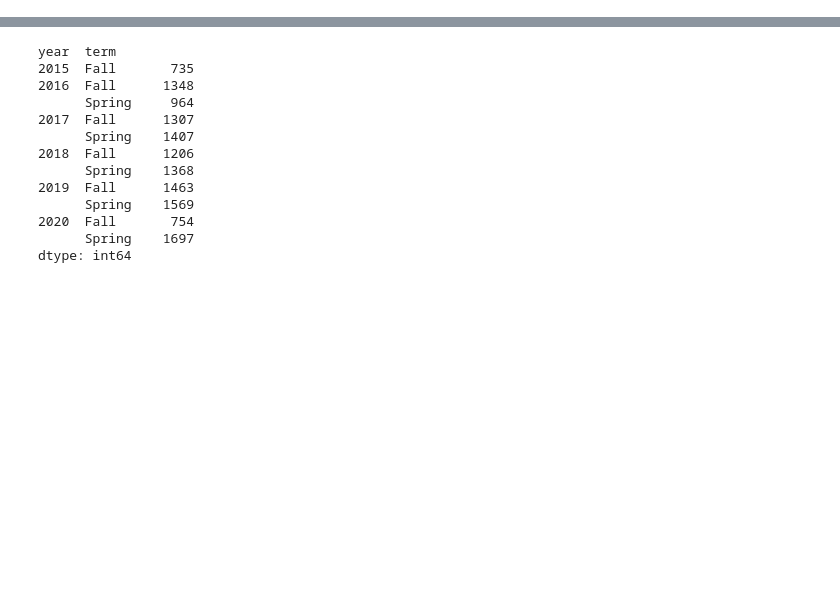
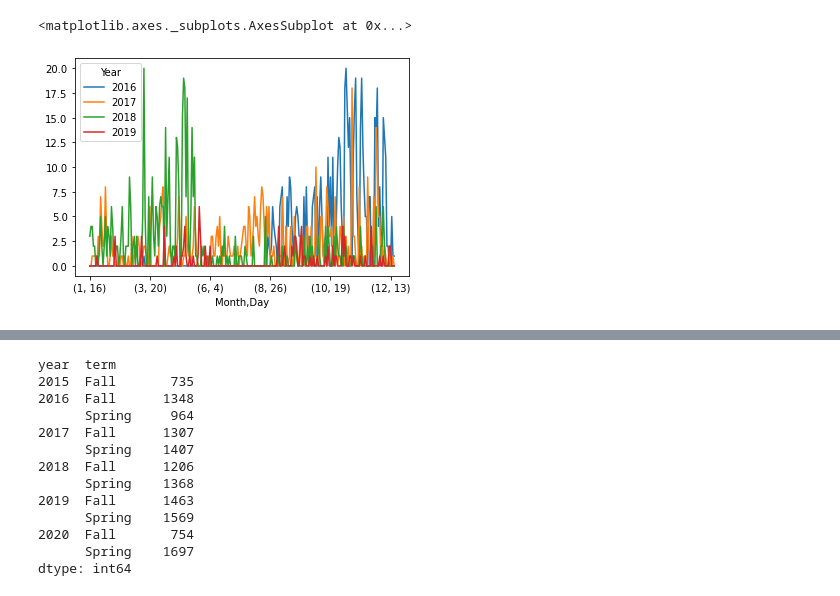
Before and after one commit to PaulDTP/Berkeley_Jacobs, a Jupyter notebook: test.ipynb, the cells around one changed output, grey strips where cells are left out. Cells and saved outputs as stored; diff of their text form; code cells hidden in the pictures; blank space fills up the shorter version.

```diff
--- a/test.ipynb
+++ b/test.ipynb
@@ -13,0 +15,21 @@ import matplotlib.pyplot as plt
+# %%
+beeps = pd.read_csv(beeps[0])
+# %%
+beeps = beeps[(~beeps['ppsk'].isna()) & (beeps['ppsk'] != 'MISSING')]
+beeps.drop('count', axis=1, inplace=True)
+beeps['Month'] = beeps['Timestamp'].str.split('/',expand=True)[0]
+beeps['Day'] = beeps['Timestamp'].str.split(" ", expand=True)[0].str.rsplit('/', n=1, expand=True)[0]
+beeps['Year'] = beeps['Timestamp'].str.split(" ", expand=True)[0].str.rsplit('/', n=1, expand=True)[1]
+beeps['Time'] = beeps['Timestamp'].str.split(" ", expand=True)[1]
+beeps['Day'] = beeps['Day'].str.split('/',expand=True)[1]
+# %%
+beeps['ppsk'] = beeps['ppsk'].astype(int)
+beeps['Day'] = beeps['Day'].astype(int)
+beeps['Year'] = beeps['Year'].astype(int)
+beeps['Month'] = beeps['Month'].astype(int)
+beeps = beeps.sort_values(by=['Year', 'Month', 'Day', 'Time'])
+# %%
+beeps.groupby(['Month','Day','Year']).count().unstack()['ppsk'].fillna(0).plot(kind='line')
+# %% [output]
+<matplotlib.axes._subplots.AxesSubplot at 0x...>
+[figure, added]
```
Also changed, not shown: parts of 17 cells of this notebook, 2 other files.
